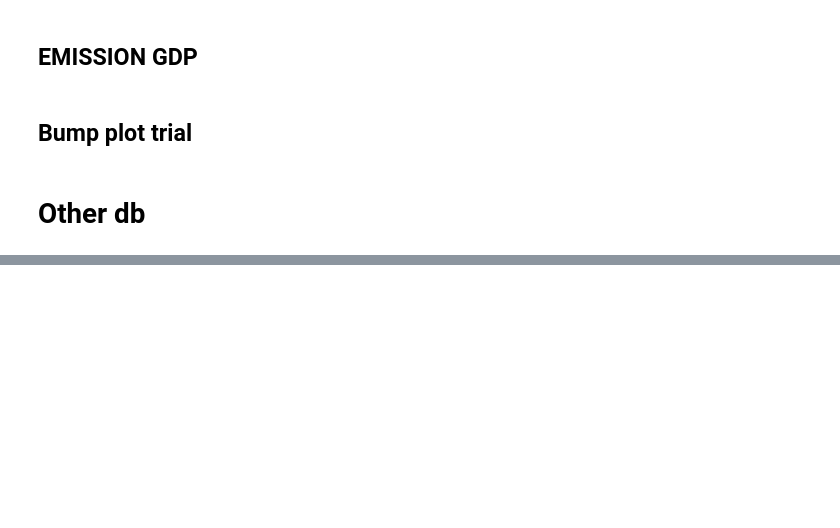
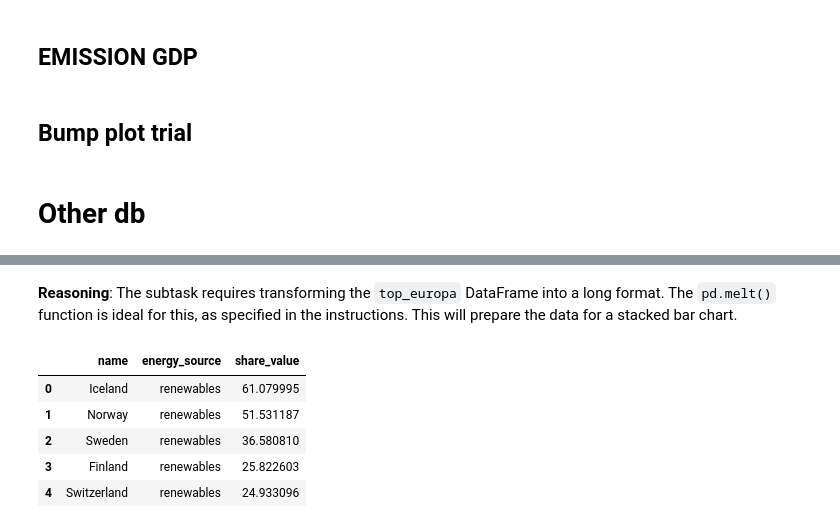
Before and after one commit to william-toscani/Data_Visualization_Project, a Jupyter notebook: Data_Viz_Project.ipynb, the cells around one changed output, grey strips where cells are left out. Drawn from its saved outputs; the diff is of its cells as text; code cells hidden in the pictures; blank space fills up the shorter version.

```diff
--- a/Data_Viz_Project.ipynb
+++ b/Data_Viz_Project.ipynb
@@ -527,0 +619,18 @@ display(energy_cons_clean)
+# %% [markdown]
+**Reasoning**:
+The subtask requires transforming the `top_europa` DataFrame into a long format. The `pd.melt()` function is ideal for this, as specified in the instructions. This will prepare the data for a stacked bar chart.
+# %%
+top_europa_melted = pd.melt(top_europa,
+                             id_vars=['name'],
+                             value_vars=['renewables', 'fossil', 'nuclear'],
+                             var_name='energy_source',
+                             value_name='share_value')
+
+display(top_europa_melted.head())
+# %% [output]
+|  | name | energy_source | share_value |
+| 0 | Iceland | renewables | 61.079995 |
+| 1 | Norway | renewables | 51.531187 |
+| 2 | Sweden | renewables | 36.580810 |
+| 3 | Finland | renewables | 25.822603 |
+| 4 | Switzerland | renewables | 24.933096 |
```
Also changed, not shown: parts of 15 cells of this notebook.
